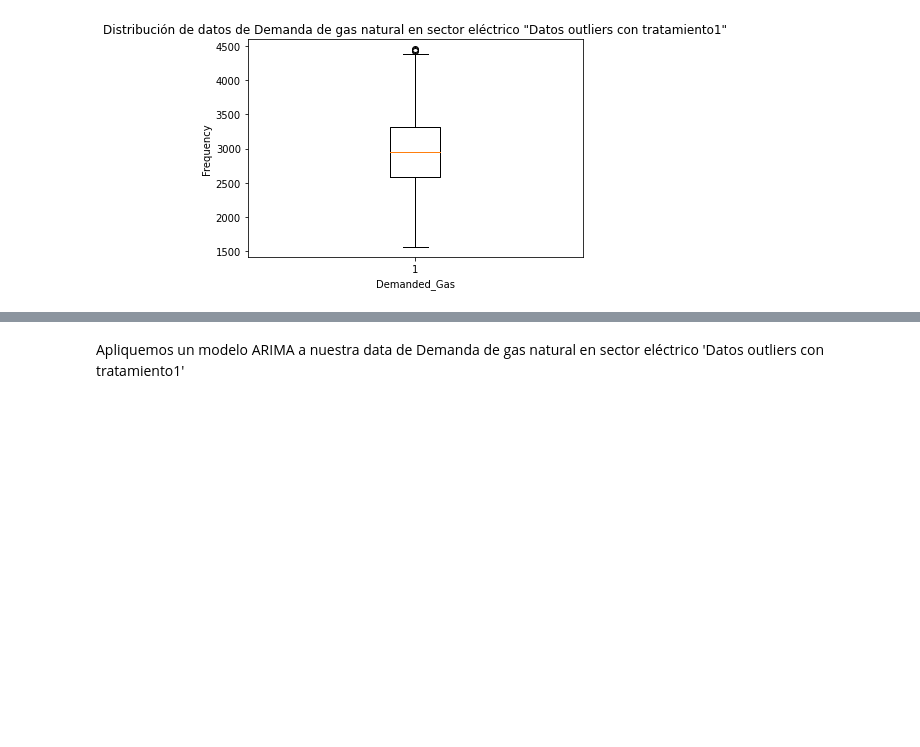
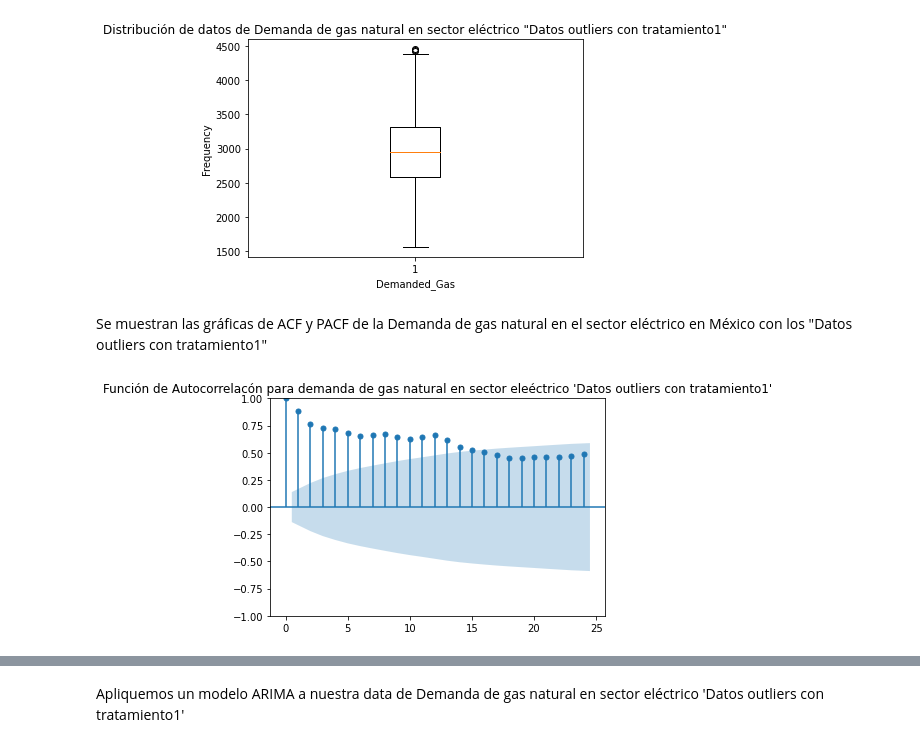
Before and after one commit to Sergio-Ibarra-1795/MIS_Tesis_GitHub, a Jupyter notebook: Demanda_electrico_series_con_tratamiento_FUNCIONA_v1.ipynb, the cells around one changed output, grey strips where cells are left out. Saved outputs shown, nothing was run; the diff lists cells and outputs as text; code cells hidden in the pictures; blank space fills up the shorter version.

```diff
--- a/Demanda_electrico_series_con_tratamiento_FUNCIONA_v1.ipynb
+++ b/Demanda_electrico_series_con_tratamiento_FUNCIONA_v1.ipynb
@@ -437,3 +439,20 @@ plt.title('Distribución de datos de Demanda de gas natural en sector eléctrico
 plt.show()
 # %% [output]
 [figure]
+# %% [markdown]
+Se muestran las gráficas de ACF y PACF de la Demanda de gas natural en el sector eléctrico en México con los "Datos outliers con tratamiento1"
+# %%
+import statsmodels.graphics.tsaplots as tsaplot
+# Create the Matplotlib axes object
+fig, ax = plt.subplots()
+
+# Plot the ACF
+tsaplot.plot_acf(demanda_electrico_tratamiento1_train_data.dropna(), ax=ax)
+
+# Set the title
+ax.set_title("Función de Autocorrelacón para demanda de gas natural en sector eleéctrico 'Datos outliers con tratamiento1'")
+
+# Show the plot
+plt.show()
+# %% [output]
+[figure, added]
```
Also changed, not shown: parts of 14 cells of this notebook.
